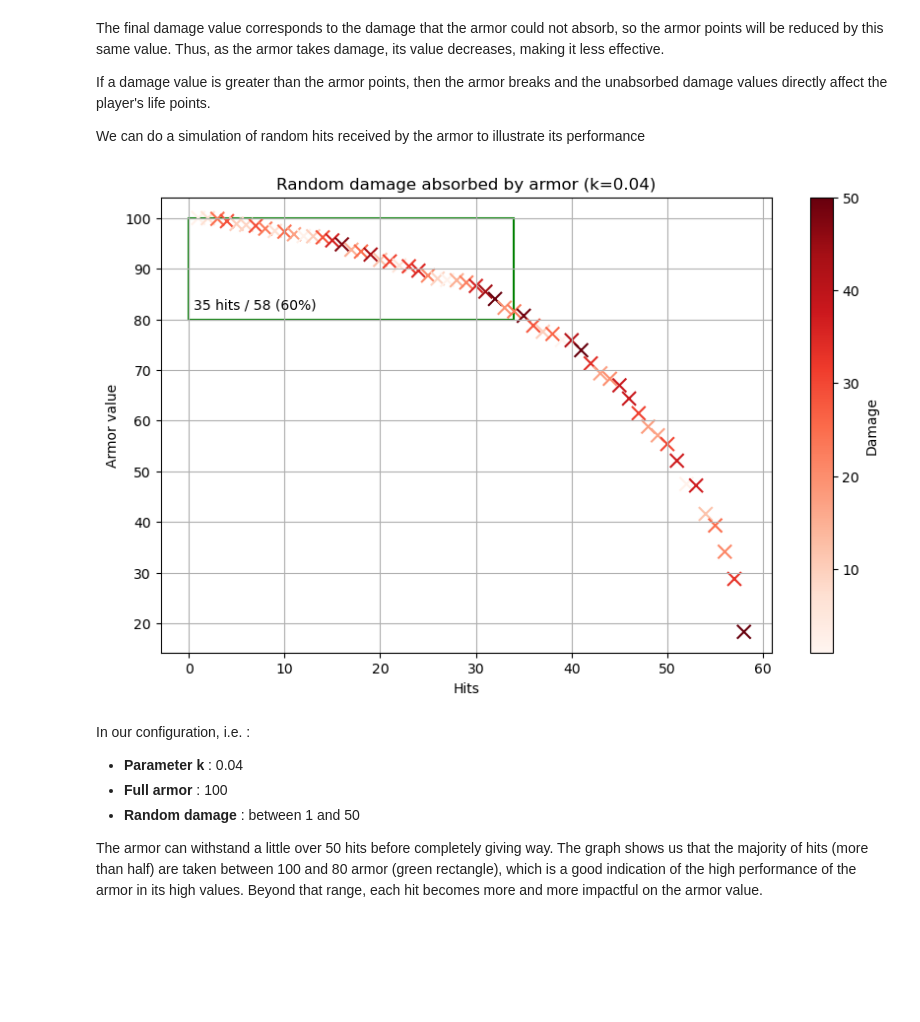
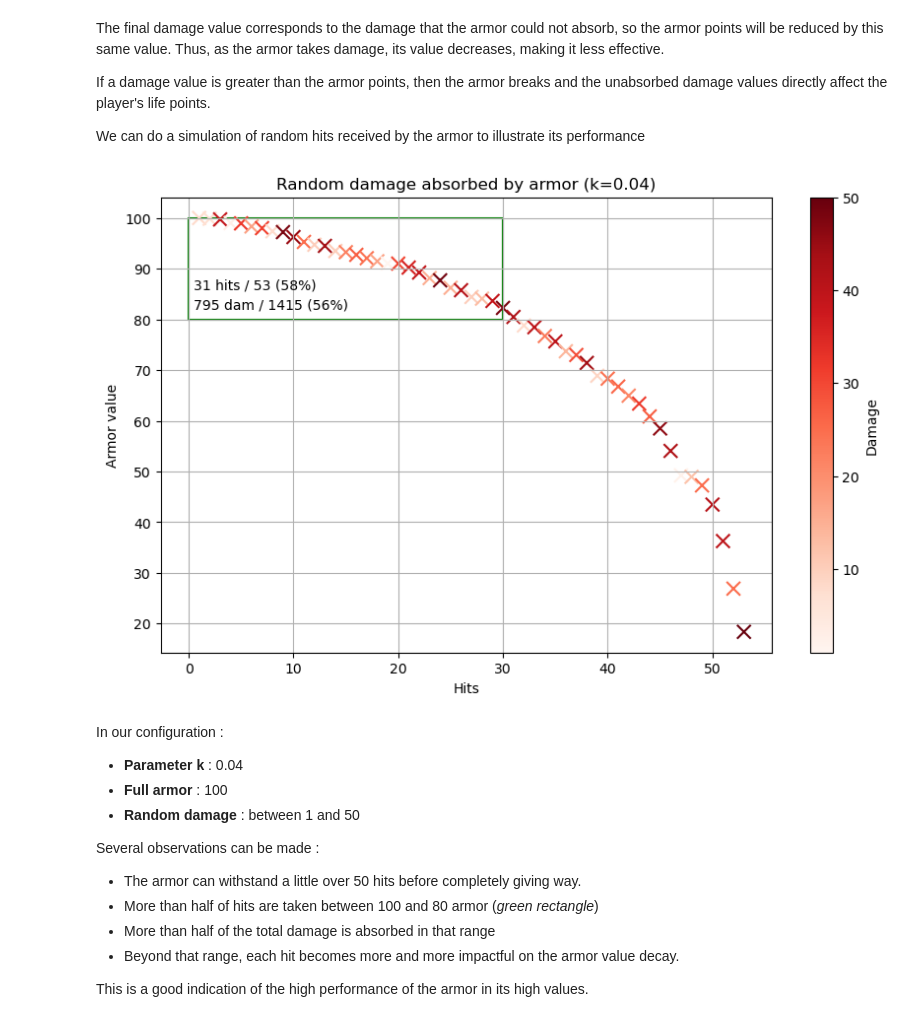
Before and after one commit to Kartmaan/fight-simulator, a Jupyter notebook: stats.ipynb, the cells around one changed output. Drawn from its saved outputs; the diff is of its cells as text; code cells hidden in the pictures; blank space fills up the shorter version.

```diff
--- a/stats.ipynb
+++ b/stats.ipynb
@@ -74,42 +74,56 @@ plt.figure(figsize=(10, 6))
 # Retrieving the x coordinate where y = 80
 mask = (y >= 80) & (y <= 100)
 y_slice = y[mask]
 x_idx = np.where(y == y_slice[-1])[0][0]
 
 # Tracing the rectangle
 rect = patches.Rectangle((0, 80), x_idx, 20,
                          edgecolor="green",
                          facecolor="none",
                          linewidth=1.5)
 plt.gca().add_patch(rect)
 
+# Hits stats
+sliced_hits = len(y_slice)
+total_hits = len(x)
+sliced_hits_rate = int((sliced_hits / total_hits) * 100)
+
+# Damage stats
+sliced_damage = sum(dam_list[0:x_idx+1])
+total_damage = sum(dam_list)
+sliced_damage_rate = int((sliced_damage / total_damage) * 100)
+
 # Text placement
-slice_len = len(y_slice)
-x_len = len(x)
-slice_rate = int((slice_len / x_len) * 100)
-plt.text(0.5, 82, f"{slice_len} hits / {x_len} ({slice_rate}%)")
+plt.text(0.5, 86, f"{sliced_hits} hits / {total_hits} ({sliced_hits_rate}%)")
+plt.text(0.5, 82, f"{sliced_damage} dam / {total_damage} ({sliced_damage_rate}%)")
 
 # Scatter plot with color depending on z
 scatter = plt.scatter(x, y, c=z, cmap='Reds', s=100, marker='x')
 
 # Adding the color bar
 plt.colorbar(scatter, label='Damage')
 
 # Label titles
 plt.title(f"Random damage absorbed by armor (k={k})")
 plt.xlabel("Hits")
 plt.ylabel("Armor value")
 
 # Other options
 plt.grid(True)
 
 plt.show()
 # %% [output]
-[figure, old version]
+[figure, new version]
 # %% [markdown]
-In our configuration, i.e. :
+In our configuration :
 - **Parameter k** : 0.04
 - **Full armor** : 100
 - **Random damage** : between 1 and 50
 
-The armor can withstand a little over 50 hits before completely giving way. The graph shows us that the majority of hits (more than half) are taken between 100 and 80 armor (green rectangle), which is a good indication of the high performance of the armor in its high values. Beyond that range, each hit becomes more and more impactful on the armor value.
+Several observations can be made :
+- The armor can withstand a little over 50 hits before completely giving way.
+- More than half of hits are taken between 100 and 80 armor (*green rectangle*)
+- More than half of the total damage is absorbed in that range
+- Beyond that range, each hit becomes more and more impactful on the armor value decay.
+
+This is a good indication of the high performance of the armor in its high values.
```
